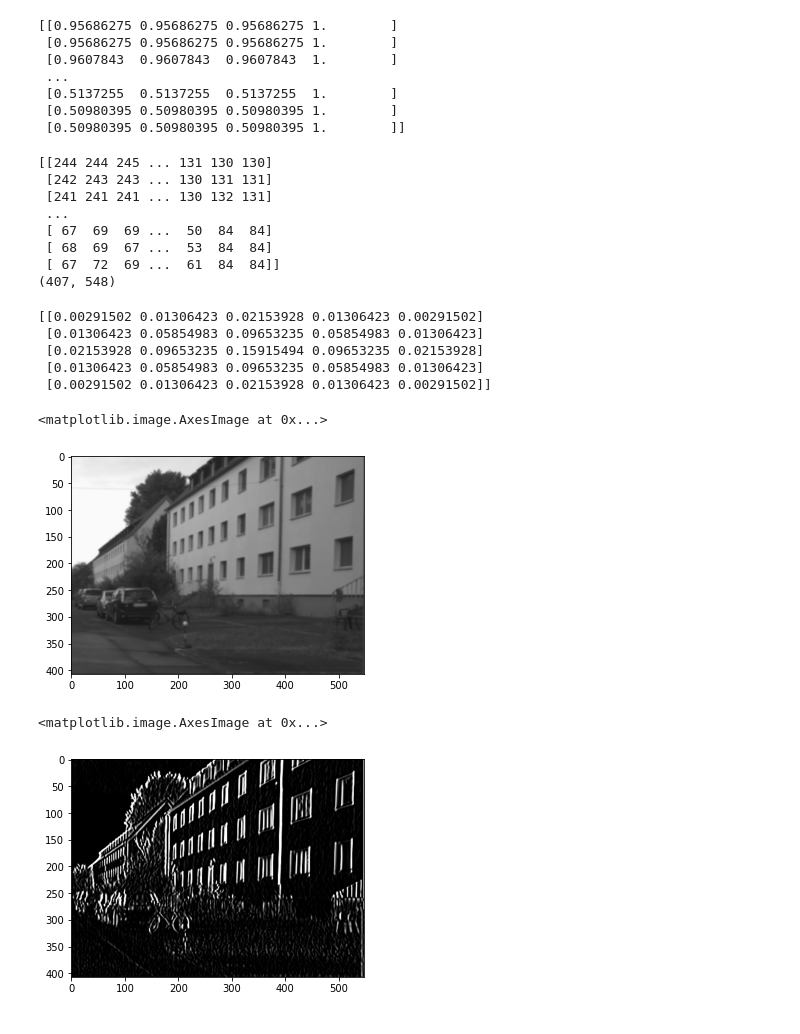
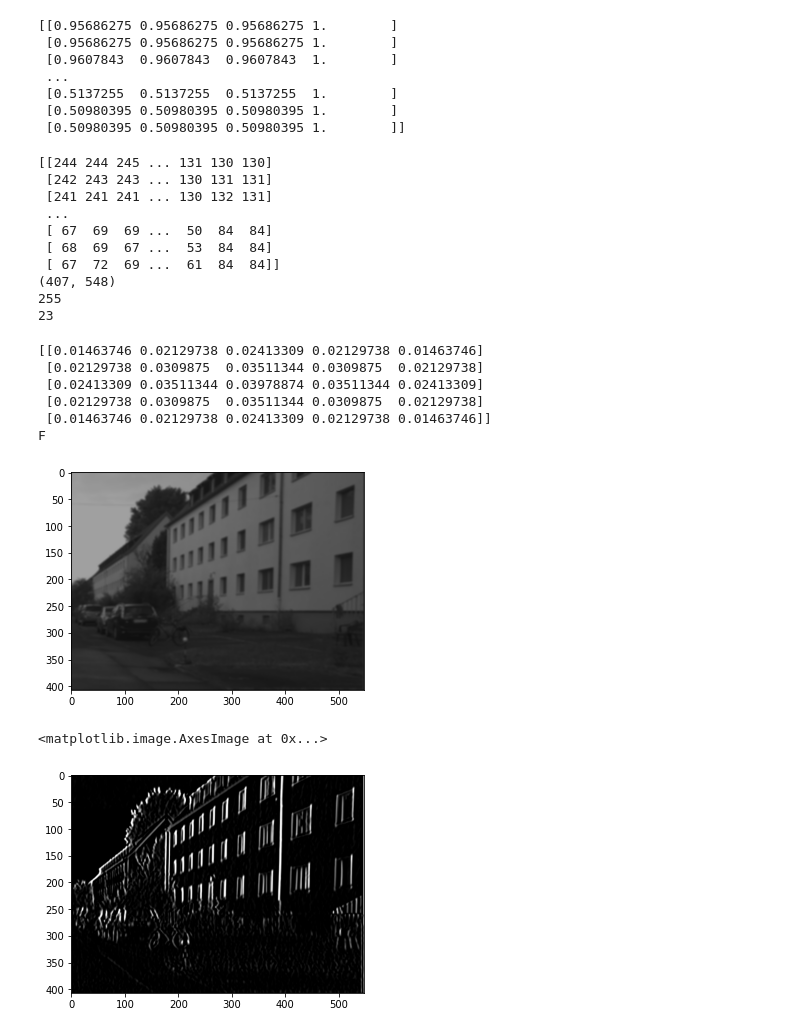
Before and after one commit to davidfu92/School, a Jupyter notebook: CS558/HW1/HW1.ipynb, the cells around one changed output. Saved outputs shown, nothing was run; the diff lists cells and outputs as text; code cells hidden in the pictures.

```diff
--- a/CS558/HW1/HW1.ipynb
+++ b/CS558/HW1/HW1.ipynb
@@ -38,6 +38,10 @@ print(data[0])
 # %%
 print(val)
 print(val.shape)
+max_val = np.amax(val)
+min_val = np.amin(val)
+print(max_val)
+print(min_val)
 # %% [output]
 [[244 244 245 ... 131 130 130]
  [242 243 243 ... 130 131 131]
@@ -47,6 +51,8 @@ print(val.shape)
  [ 68  69  67 ...  53  84  84]
  [ 67  72  69 ...  61  84  84]]
 (407, 548)
+255
+23
 # %%
 def gaussianKernel(sigma, size):
     filter = np.zeros((size, size))
@@ -84,17 +90,18 @@ def gaussianFilter(imageMatrix, sigma, size):
     print(kernel)
     return convolution(imageMatrix, kernel)
 # %%
-gaussianImage = gaussianFilter(val, 1, 5)
+gaussianImage = gaussianFilter(val, 2, 5)
 gaussian = Image.fromarray(gaussianImage)
 plt.imshow(gaussian)
+print(gaussian.mode)
 # %% [output]
-[[0.00291502 0.01306423 0.02153928 0.01306423 0.00291502]
- [0.01306423 0.05854983 0.09653235 0.05854983 0.01306423]
- [0.02153928 0.09653235 0.15915494 0.09653235 0.02153928]
- [0.01306423 0.05854983 0.09653235 0.05854983 0.01306423]
- [0.00291502 0.01306423 0.02153928 0.01306423 0.00291502]]
+[[0.01463746 0.02129738 0.02413309 0.02129738 0.01463746]
+ [0.02129738 0.0309875  0.03511344 0.0309875  0.02129738]
+ [0.02413309 0.03511344 0.03978874 0.03511344 0.02413309]
+ [0.02129738 0.0309875  0.03511344 0.0309875  0.02129738]
+ [0.01463746 0.02129738 0.02413309 0.02129738 0.01463746]]
+F
-<matplotlib.image.AxesImage at 0x...>
-[figure, old version]
+[figure, new version]
 # %%
 sobel_x = np.array([[1,0,-1],[2,0,-2],[1,0,-1]])
 sobel_y = np.array([[1,2,1],[0,0,0],[-1,-2,-1]])
@@ -110,7 +117,7 @@ sobelX = Image.fromarray(sobelXImage)
 plt.imshow(sobelX)
 # %% [output]
 <matplotlib.image.AxesImage at 0x...>
-[figure, old version]
+[figure, new version]
 # %%
 sobelY = Image.fromarray(sobelYImage)
 plt.imshow(sobelY)
```
Also changed, not shown: parts of 6 cells of this notebook.
